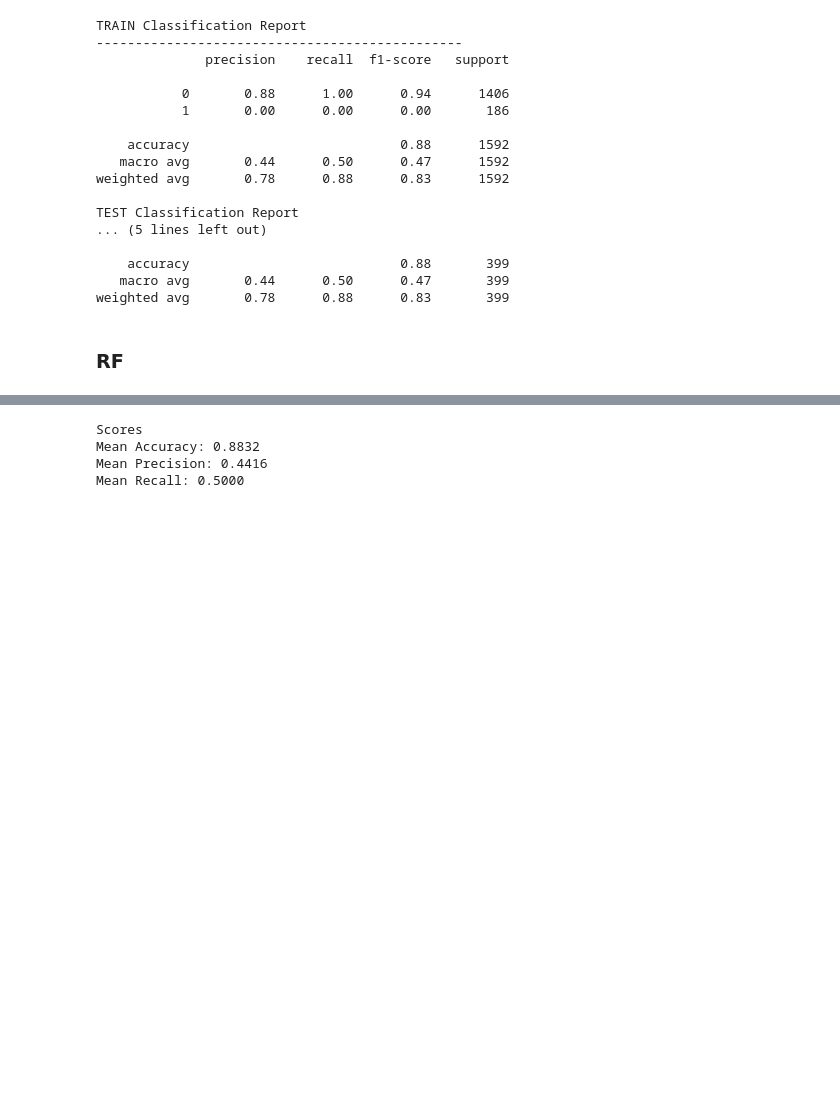
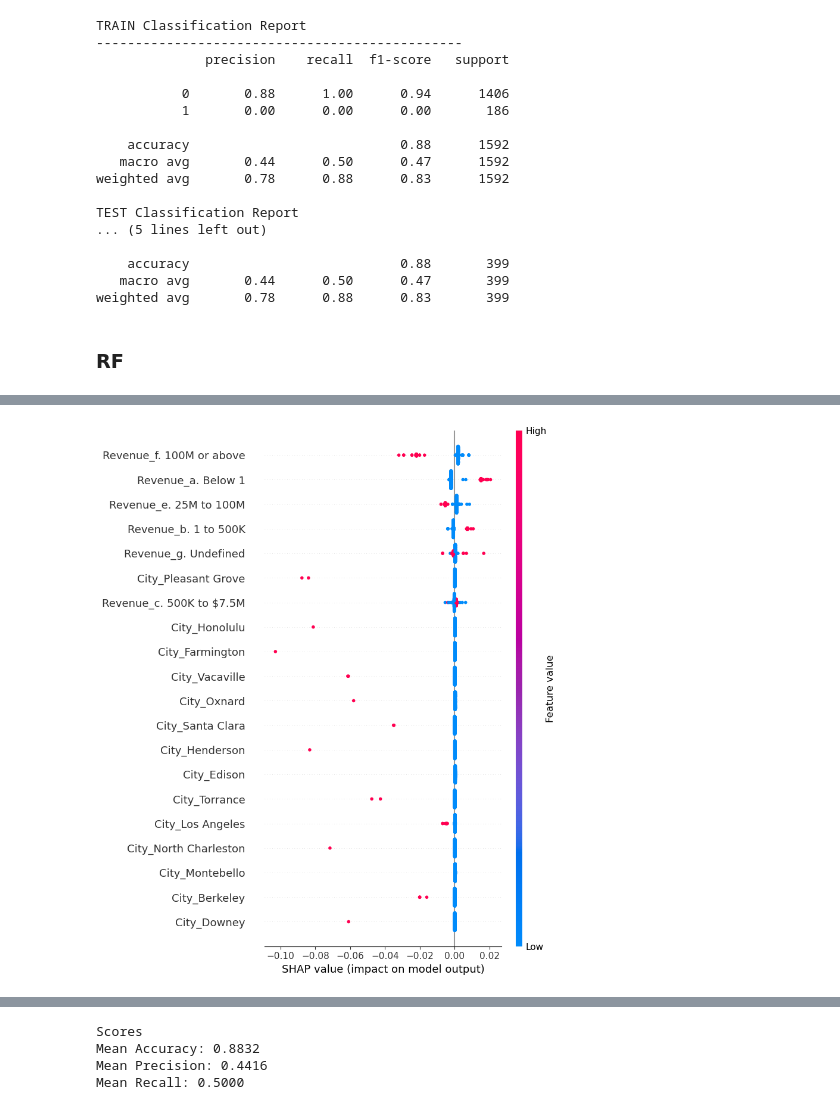
Before and after one commit to jdibarbo/counterpart, a Jupyter notebook: challenge.ipynb, the cells around one changed output, grey strips where cells are left out. Drawn from its saved outputs; the diff is of its cells as text; code cells hidden in the pictures; blank space fills up the shorter version.

```diff
--- a/challenge.ipynb
+++ b/challenge.ipynb
@@ -458,0 +462,7 @@ feature_importance(rf_mdl, x_train, 10)
+# %%
+explainer_rf = shap.TreeExplainer(rf_mdl)
+shap_values_rf = explainer_rf.shap_values(x_test[sorted(x_test.columns)])
+
+shap.summary_plot(shap_values_rf[0], x_test)
+# %% [output]
+[figure, added]
```
Also changed, not shown: parts of 4 cells of this notebook, 2 other files.
